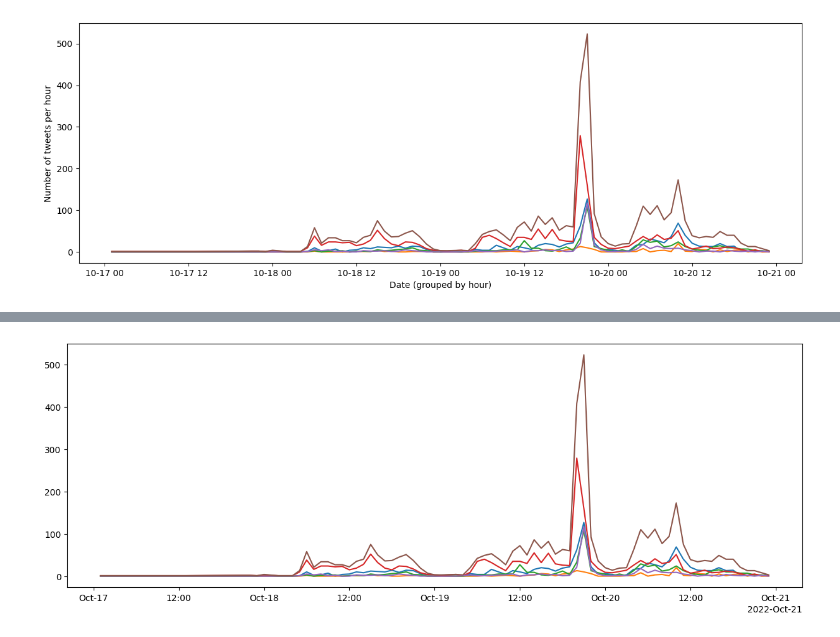
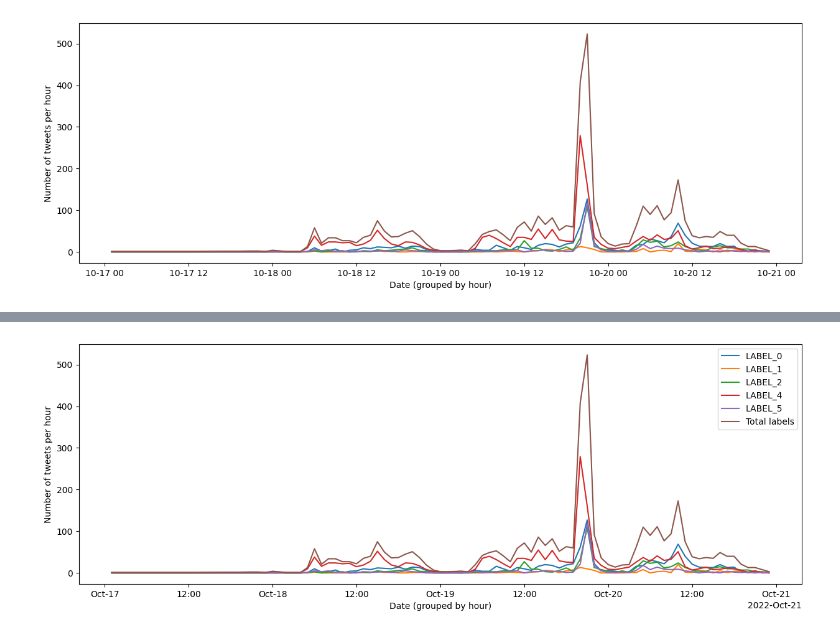
Before and after one commit to rroell/TxMM-project, a Jupyter notebook: Notebook.ipynb, the cells around one changed output, grey strips where cells are left out. Cells and saved outputs as stored; diff of their text form; code cells hidden in the pictures.

```diff
--- a/Notebook.ipynb
+++ b/Notebook.ipynb
@@ -366,14 +433,18 @@ f.savefig("Results_plot1")
 # %%
 import matplotlib as mpl
 import matplotlib.pyplot as plt
 %matplotlib inline
 fig, ax = plt.subplots()  # Create a figure containing a single axes.
 fig.set_figwidth(15)
 fig.set_figheight(5)
-ax.plot(df1);  # Plot some data on the axes.
-cdf = mpl.dates.ConciseDateFormatter(ax.xaxis.get_major_locator())
+ax.plot(df1)
+plt.xlabel('Date (grouped by hour)')
+plt.ylabel('Number of tweets per hour')
+plt.legend(df1)
+locator = mpl.dates.AutoDateLocator()
+cdf = mpl.dates.ConciseDateFormatter(locator)#ax.xaxis.get_major_locator())
 ax.xaxis.set_major_formatter(cdf)
-fig.savefig("Results_plot2")
+fig.savefig("Results_plot3")
 # ax.xaxis.set_minor_locator()
 # %% [output]
-[figure, old version]
+[figure, new version]
```
Also changed, not shown: parts of 4 cells of this notebook, 3 other files.
